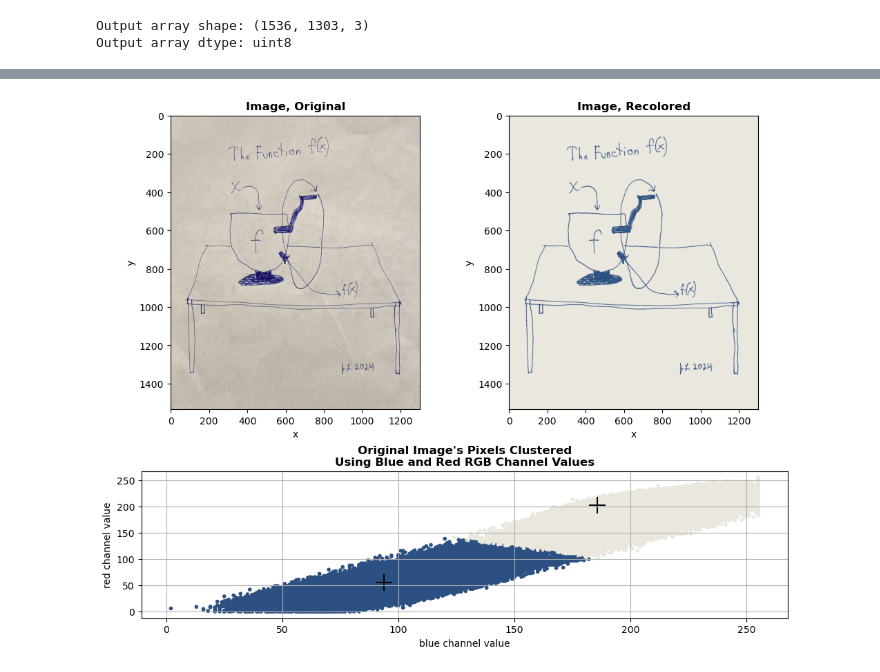
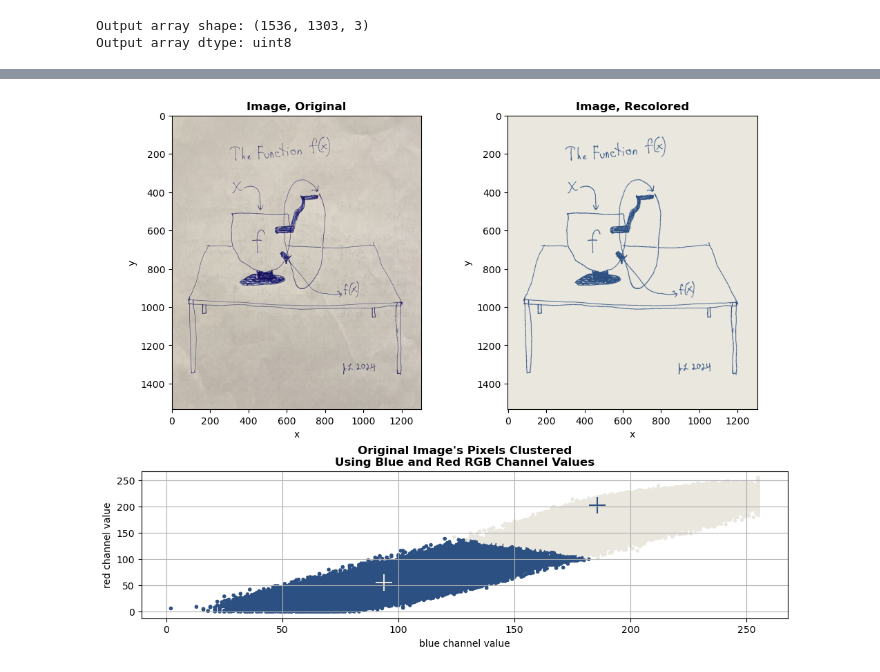
Before and after one commit to drjlevi6/Data-Scientist, a Jupyter notebook: Machine-Learning-Unsupervised-Recolor-Image/RGB_Cluster_Analysis.ipynb, the cells around one changed output, grey strips where cells are left out. Cells and saved outputs as stored; diff of their text form; code cells hidden in the pictures.

Commit message:
Change centroid colors in last cell of "Machine-Learning-Unsupervised-Recolor-Image/RGB_Cluster_Analysis.ipynb"

```diff
--- a/Machine-Learning-Unsupervised-Recolor-Image/RGB_Cluster_Analysis.ipynb
+++ b/Machine-Learning-Unsupervised-Recolor-Image/RGB_Cluster_Analysis.ipynb
@@ -304,7 +297,8 @@ ax3.grid()
 ax3.scatter(x[labels_br[0]], x[labels_br[1]],
             c=colormap2[labels], marker='.')
 ax3.scatter(centroids[:,0], centroids[:,1], s = 300,
-            marker = '+', c = 'k')
+            marker = '+', c = [np.array(darkcolor)/256,
+            np.array(lightcolor)/256])
 
 ax3.set_xlabel('blue channel value')
 ax3.set_ylabel('red channel value')
@@ -318 +311 @@ Save image? ('' = No, ~'' = Yes):
-[figure, old version]
+[figure, new version]
```
Also changed, not shown: parts of 7 cells of this notebook.
